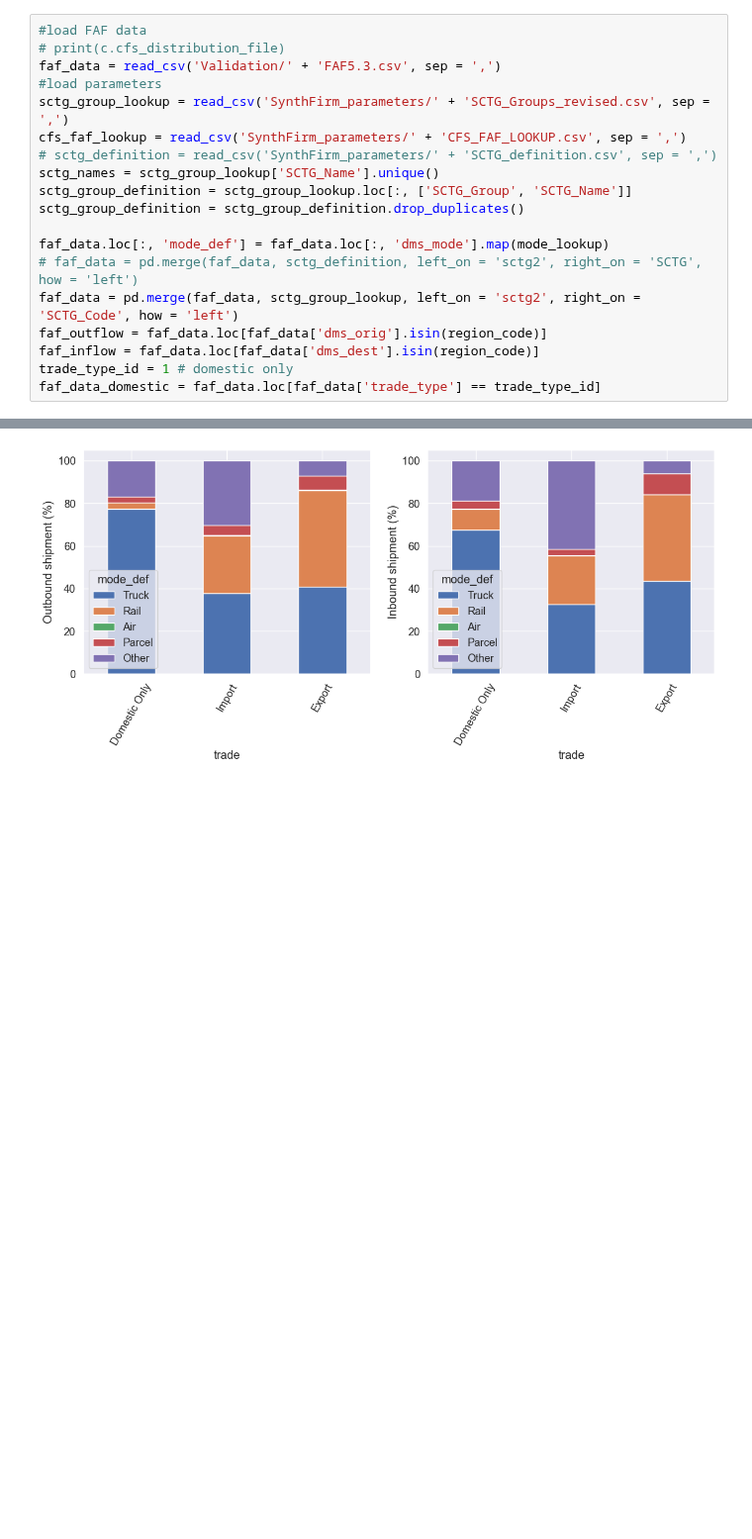
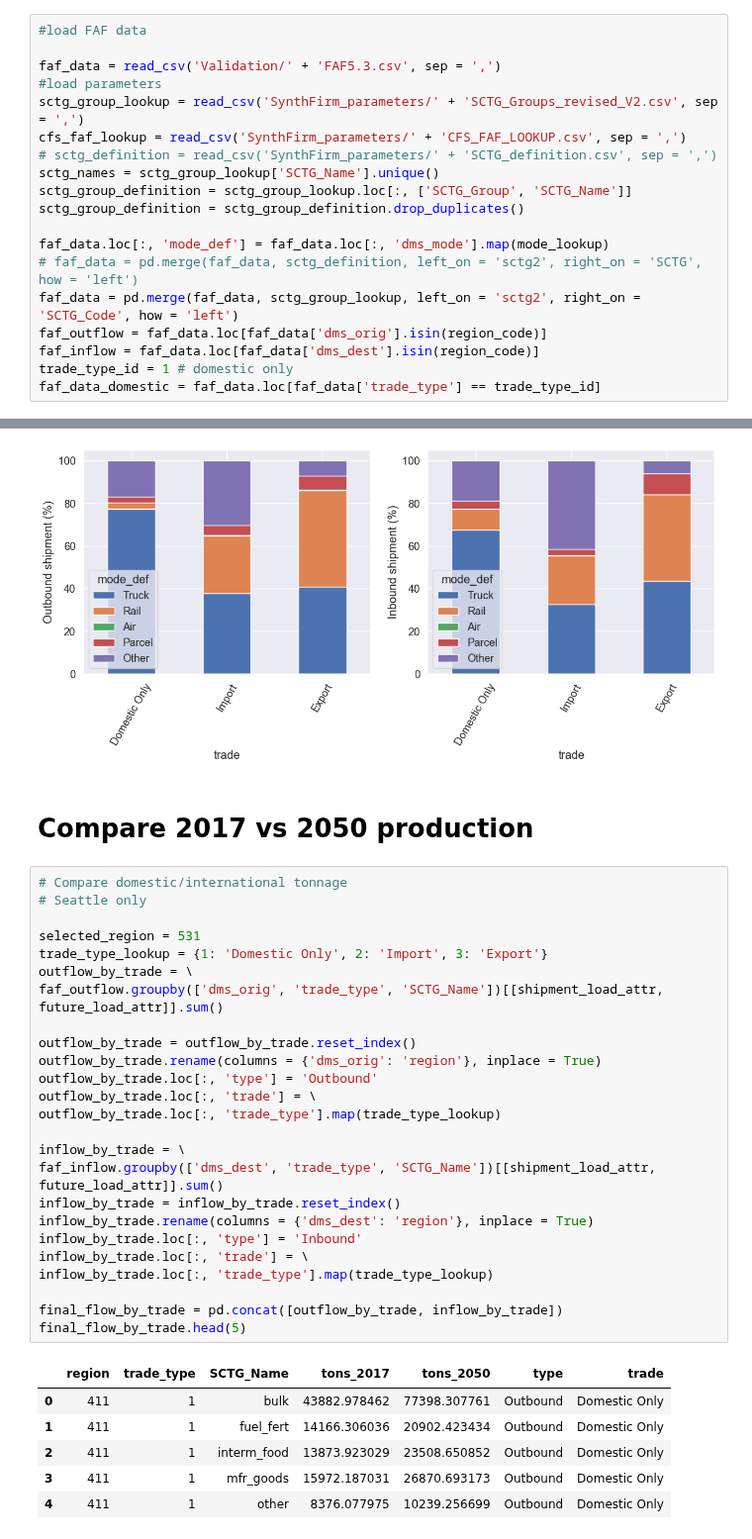
Before and after one commit to LBNL-UCB-STI/SynthFirm, a Jupyter notebook: input_generation/data_exploration/faf5_data_explore.ipynb, the cells around one changed output, grey strips where cells are left out. Shown at 99% size. Saved outputs shown, nothing was run; the diff lists cells and outputs as text; blank space fills up the shorter version.

```diff
--- a/input_generation/data_exploration/faf5_data_explore.ipynb
+++ b/input_generation/data_exploration/faf5_data_explore.ipynb
@@ -33,10 +37,10 @@ output_dir = 'outputs_Seattle/'
 region_code = [531, 532, 411, 539]
 # %%
 #load FAF data
-# print(c.cfs_distribution_file)
+
 faf_data = read_csv('Validation/' + 'FAF5.3.csv', sep = ',')
 #load parameters
-sctg_group_lookup = read_csv('SynthFirm_parameters/' + 'SCTG_Groups_revised.csv', sep = ',')
+sctg_group_lookup = read_csv('SynthFirm_parameters/' + 'SCTG_Groups_revised_V2.csv', sep = ',')
 cfs_faf_lookup = read_csv('SynthFirm_parameters/' + 'CFS_FAF_LOOKUP.csv', sep = ',')
 # sctg_definition = read_csv('SynthFirm_parameters/' + 'SCTG_definition.csv', sep = ',')
 sctg_names = sctg_group_lookup['SCTG_Name'].unique()
@@ -320,3 +317,37 @@ plt.savefig(plot_dir  + 'FAF_mode_split_percent.png', dpi = 300, bbox_inches = '
 plt.show()
 # %% [output]
 [figure]
+# %% [markdown]
+# Compare 2017 vs 2050 production
+# %%
+# Compare domestic/international tonnage
+# Seattle only
+
+selected_region = 531
+trade_type_lookup = {1: 'Domestic Only', 2: 'Import', 3: 'Export'}
+outflow_by_trade = \
+faf_outflow.groupby(['dms_orig', 'trade_type', 'SCTG_Name'])[[shipment_load_attr, future_load_attr]].sum()
+
+outflow_by_trade = outflow_by_trade.reset_index()
+outflow_by_trade.rename(columns = {'dms_orig': 'region'}, inplace = True)
+outflow_by_trade.loc[:, 'type'] = 'Outbound'
+outflow_by_trade.loc[:, 'trade'] = \
+outflow_by_trade.loc[:, 'trade_type'].map(trade_type_lookup)
+
+inflow_by_trade = \
+faf_inflow.groupby(['dms_dest', 'trade_type', 'SCTG_Name'])[[shipment_load_attr, future_load_attr]].sum()
+inflow_by_trade = inflow_by_trade.reset_index()
+inflow_by_trade.rename(columns = {'dms_dest': 'region'}, inplace = True)
+inflow_by_trade.loc[:, 'type'] = 'Inbound'
+inflow_by_trade.loc[:, 'trade'] = \
+inflow_by_trade.loc[:, 'trade_type'].map(trade_type_lookup)
+
+final_flow_by_trade = pd.concat([outflow_by_trade, inflow_by_trade])
+final_flow_by_trade.head(5)
+# %% [output]
+|  | region | trade_type | SCTG_Name | tons_2017 | tons_2050 | type | trade |
+| 0 | 411 | 1 | bulk | 43882.978462 | 77398.307761 | Outbound | Domestic Only |
+| 1 | 411 | 1 | fuel_fert | 14166.306036 | 20902.423434 | Outbound | Domestic Only |
+| 2 | 411 | 1 | interm_food | 13873.923029 | 23508.650852 | Outbound | Domestic Only |
+| 3 | 411 | 1 | mfr_goods | 15972.187031 | 26870.693173 | Outbound | Domestic Only |
+| 4 | 411 | 1 | other | 8376.077975 | 10239.256699 | Outbound | Domestic Only |
```
Also changed, not shown: parts of 5 cells of this notebook, 1 other file.
